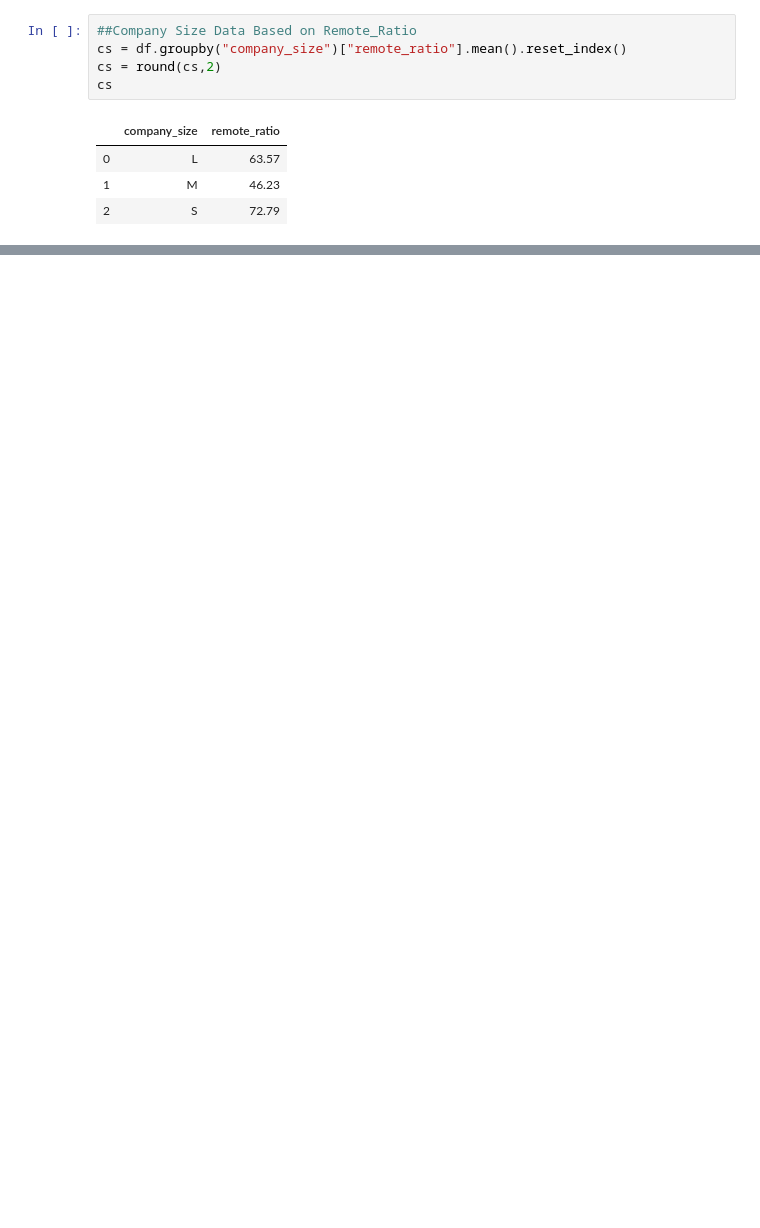
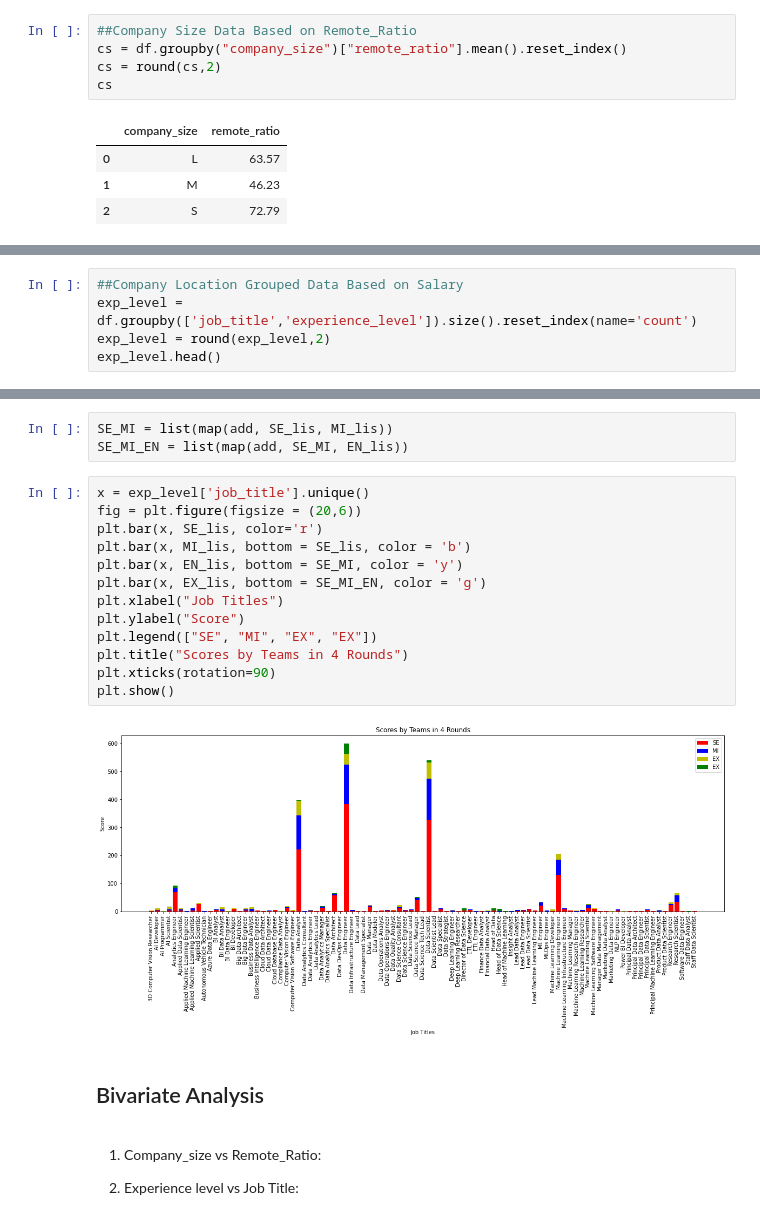
Before and after one commit to garimac12/project_acai, a Jupyter notebook: PROJECT_SW.ipynb, the cells around one changed output, grey strips where cells are left out. Drawn from its saved outputs; the diff is of its cells as text; blank space fills up the shorter version.

```diff
--- a/PROJECT_SW.ipynb
+++ b/PROJECT_SW.ipynb
@@ -258,0 +166,5 @@ plt.show()
+# %%
+##Company Location Grouped Data Based on Salary
+exp_level = df.groupby(['job_title','experience_level']).size().reset_index(name='count')
+exp_level = round(exp_level,2)
+exp_level.head()
@@ -258,0 +213,24 @@ plt.show()
+# %%
+SE_MI = list(map(add, SE_lis, MI_lis))
+SE_MI_EN = list(map(add, SE_MI, EN_lis))
+# %%
+x = exp_level['job_title'].unique()
+fig = plt.figure(figsize = (20,6))
+plt.bar(x, SE_lis, color='r')
+plt.bar(x, MI_lis, bottom = SE_lis, color = 'b')
+plt.bar(x, EN_lis, bottom = SE_MI, color = 'y')
+plt.bar(x, EX_lis, bottom = SE_MI_EN, color = 'g')
+plt.xlabel("Job Titles")
+plt.ylabel("Score")
+plt.legend(["SE", "MI", "EX", "EX"])
+plt.title("Scores by Teams in 4 Rounds")
+plt.xticks(rotation=90)
+plt.show()
+# %% [output]
+[figure, added]
+# %% [markdown]
+## Bivariate Analysis
+# %% [markdown]
+1. Company_size vs Remote_Ratio:
+
+2. Experience level vs Job Title:
```
Also changed, not shown: parts of 24 cells of this notebook.
